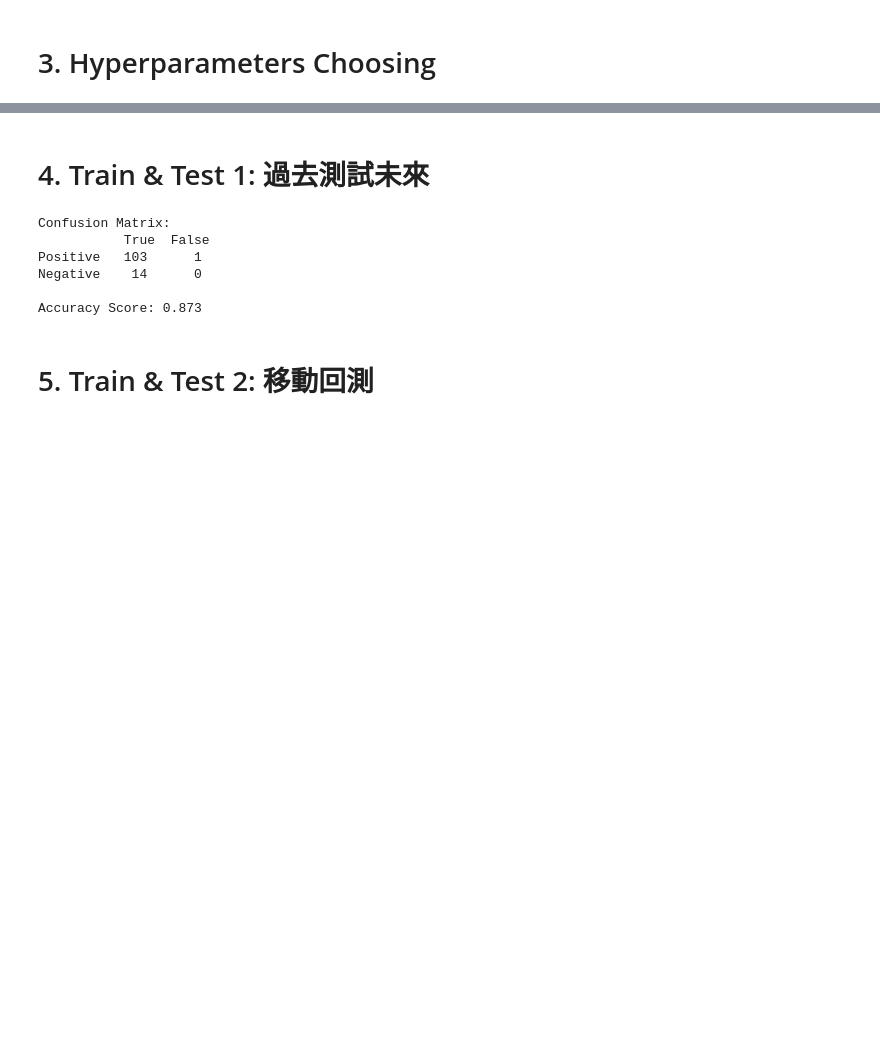
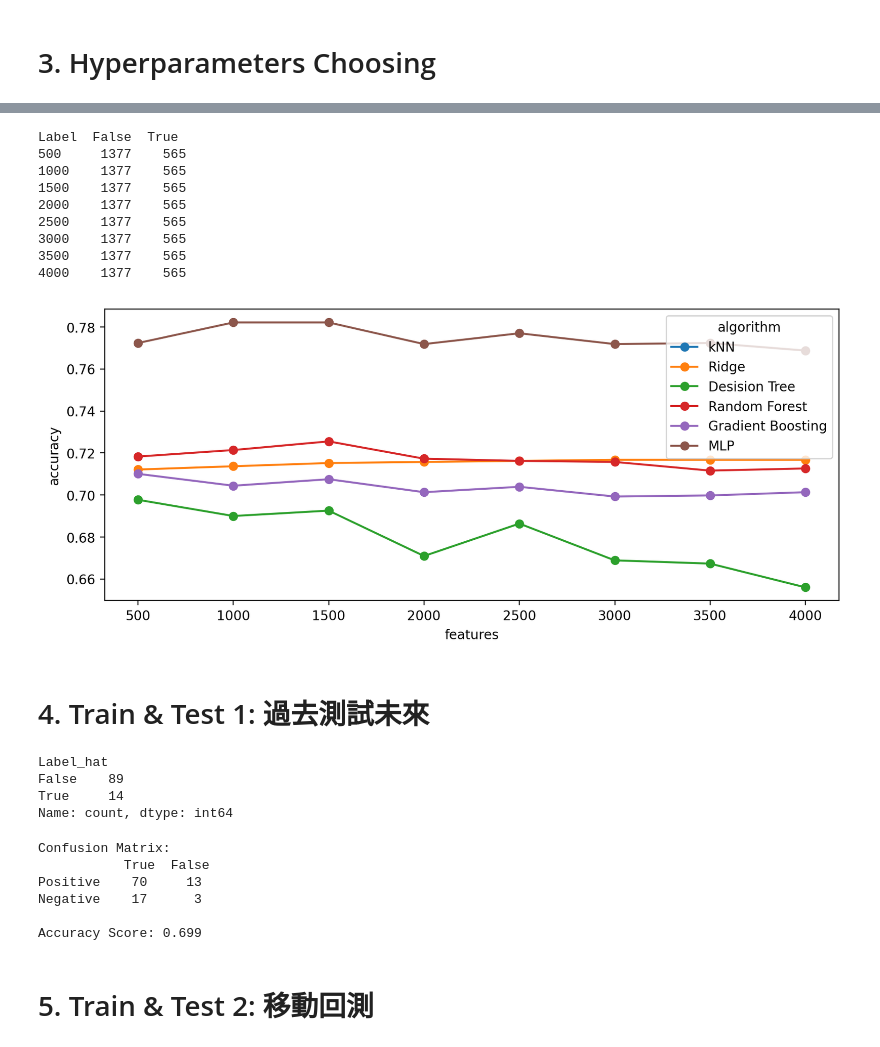
Before and after one commit to CharlieAlex/MLEM-Final, a Jupyter notebook: main.ipynb, the cells around one changed output, grey strips where cells are left out. Cells and saved outputs as stored; diff of their text form; code cells hidden in the pictures; blank space fills up the shorter version.

```diff
--- a/main.ipynb
+++ b/main.ipynb
@@ -116,9 +124,21 @@ plot_arg_train('day_arg.csv')
 # %%
-k_list = [500, 1000, 1500, 2000, 2500]
-train_k_feature = create_train_function('features_num')
-results = train_k_feature(k_list)
-np.save('features_num.csv', pd.DataFrame(results).reset_index())
-plot_arg_train('features_num.csv')
+k_list = [500, 1000, 1500, 2000, 2500, 3000, 3500, 4000]
+train_k_feature = create_train_function('features_num', 10000)
+results, tf_ratios = train_k_feature(k_list)
+print(tf_ratios)
+np.save('features_num.npy', pd.DataFrame(results).reset_index())
+plot_arg_train('features_num.npy', k_list)
+# %% [output]
+Label  False  True
+500     1377    565
+1000    1377    565
+1500    1377    565
+2000    1377    565
+2500    1377    565
+3000    1377    565
+3500    1377    565
+4000    1377    565
+[figure, added]
 # %% [markdown]
 # 4. Train & Test 1: 過去測試未來
 # %%
@@ -155,15 +175,22 @@ ridge_machine = Predict_Machine(
     )
+# %%
+mlp_machine.YY_hat['Label_hat'].value_counts()
+# %% [output]
+Label_hat
+False    89
+True     14
+Name: count, dtype: int64
 # %%
-print('Confusion Matrix:\n', ridge_machine.show_confusion())
+print('Confusion Matrix:\n', mlp_machine.show_confusion())
 print()
-print('Accuracy Score:', round(ridge_machine.show_accuracy(), 3))
+print('Accuracy Score:', round(mlp_machine.show_accuracy(), 3))
 # %% [output]
 Confusion Matrix:
            True  False
-Positive   103      1
-Negative    14      0
+Positive    70     13
+Negative    17      3
 
-Accuracy Score: 0.873
+Accuracy Score: 0.699
 # %% [markdown]
 # 5. Train & Test 2: 移動回測
 # %%
```
Also changed, not shown: parts of 6 cells of this notebook, 2 other files.
